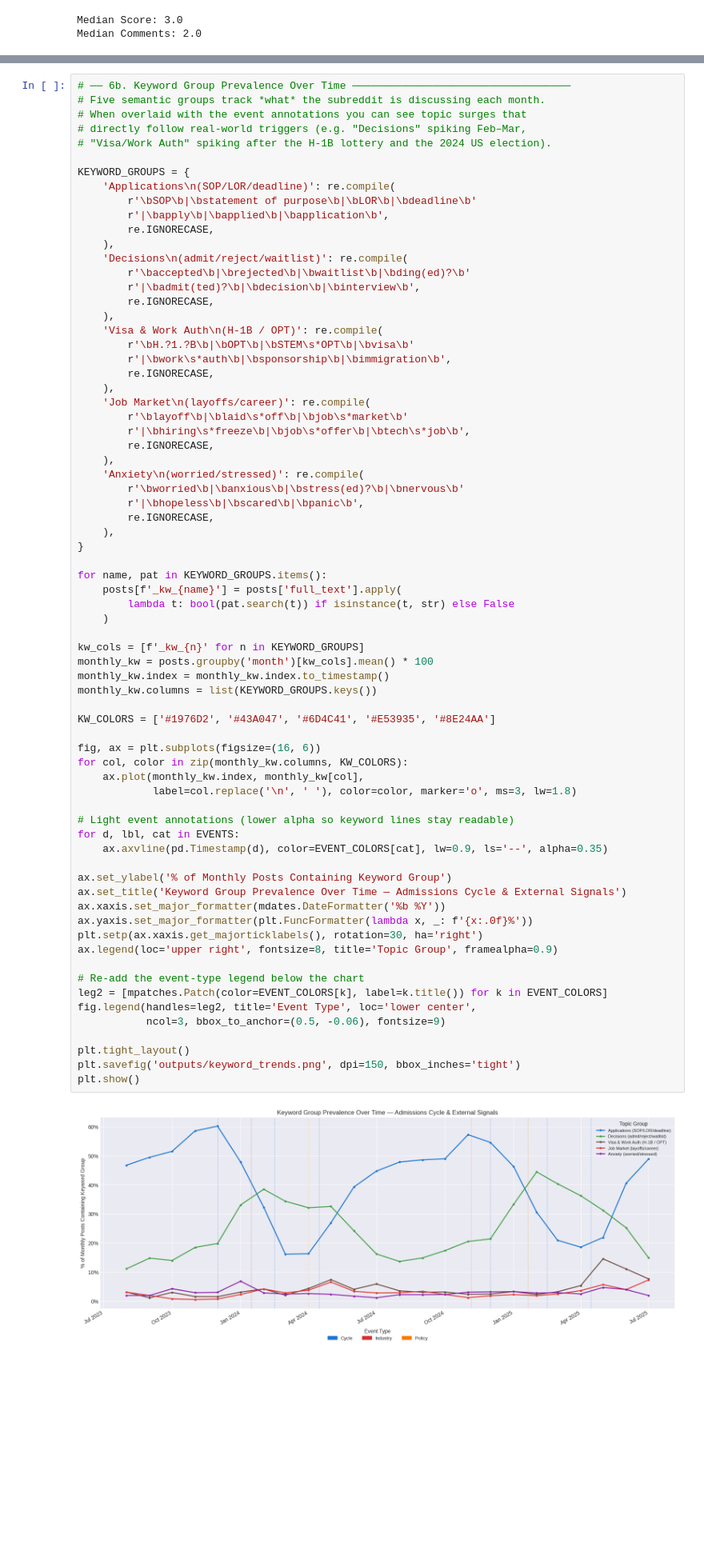
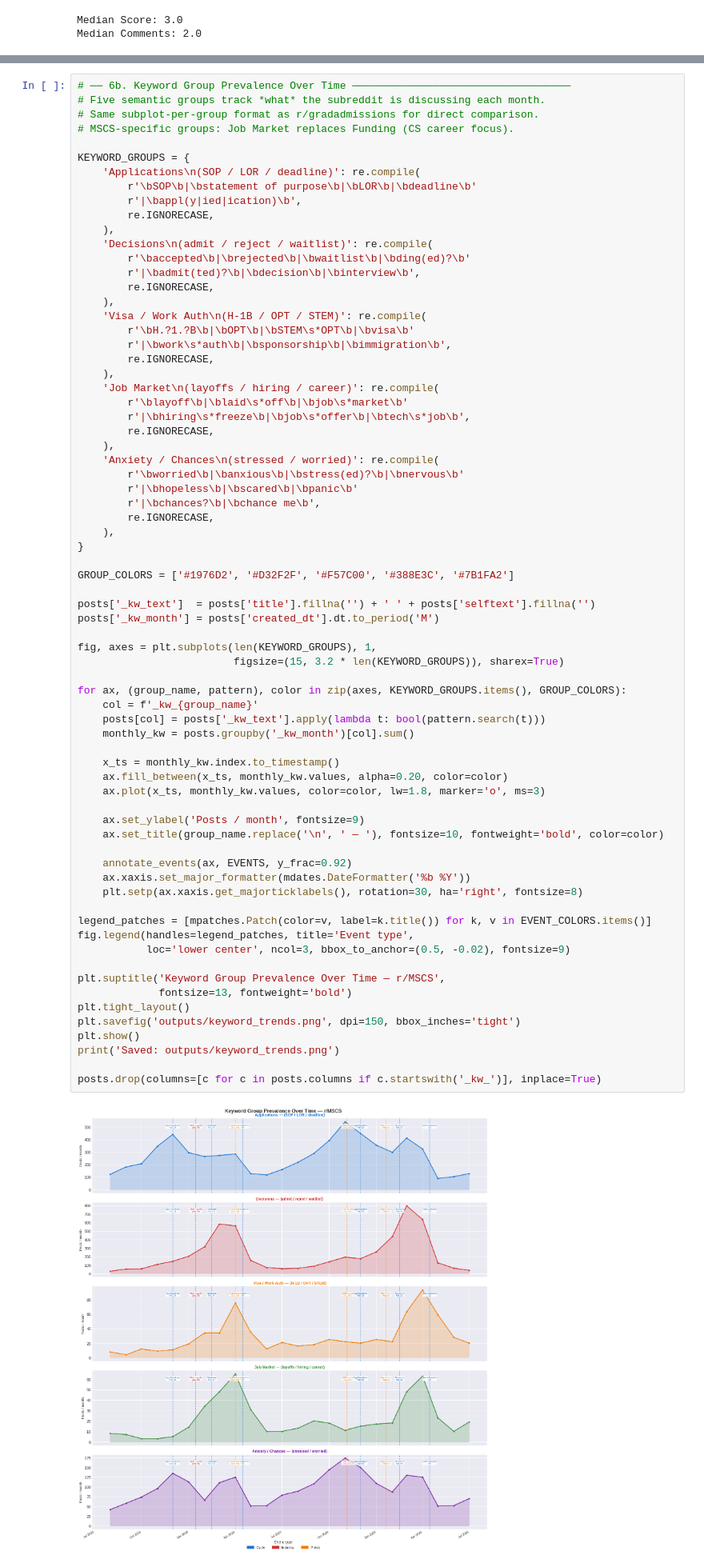
Before and after one commit to bulkpool/CS598, a Jupyter notebook: mscs/analyze_mscs_data.ipynb, the cells around one changed output, grey strips where cells are left out. Shown at 80% size. Cells and saved outputs as stored; diff of their text form; blank space fills up the shorter version.

```diff
--- a/mscs/analyze_mscs_data.ipynb
+++ b/mscs/analyze_mscs_data.ipynb
@@ -366,73 +475,73 @@ When these are overlaid with the event lines, you can see that topic surges are
 # %%
 # ── 6b. Keyword Group Prevalence Over Time ───────────────────────────────────
 # Five semantic groups track *what* the subreddit is discussing each month.
-# When overlaid with the event annotations you can see topic surges that
-# directly follow real-world triggers (e.g. "Decisions" spiking Feb–Mar,
-# "Visa/Work Auth" spiking after the H-1B lottery and the 2024 US election).
+# Same subplot-per-group format as r/gradadmissions for direct comparison.
+# MSCS-specific groups: Job Market replaces Funding (CS career focus).
 
 KEYWORD_GROUPS = {
-    'Applications\n(SOP/LOR/deadline)': re.compile(
+    'Applications\n(SOP / LOR / deadline)': re.compile(
         r'\bSOP\b|\bstatement of purpose\b|\bLOR\b|\bdeadline\b'
-        r'|\bapply\b|\bapplied\b|\bapplication\b',
+        r'|\bappl(y|ied|ication)\b',
         re.IGNORECASE,
     ),
-    'Decisions\n(admit/reject/waitlist)': re.compile(
+    'Decisions\n(admit / reject / waitlist)': re.compile(
         r'\baccepted\b|\brejected\b|\bwaitlist\b|\bding(ed)?\b'
         r'|\badmit(ted)?\b|\bdecision\b|\binterview\b',
         re.IGNORECASE,
     ),
-    'Visa & Work Auth\n(H-1B / OPT)': re.compile(
+    'Visa / Work Auth\n(H-1B / OPT / STEM)': re.compile(
         r'\bH.?1.?B\b|\bOPT\b|\bSTEM\s*OPT\b|\bvisa\b'
         r'|\bwork\s*auth\b|\bsponsorship\b|\bimmigration\b',
         re.IGNORECASE,
     ),
-    'Job Market\n(layoffs/career)': re.compile(
+    'Job Market\n(layoffs / hiring / career)': re.compile(
         r'\blayoff\b|\blaid\s*off\b|\bjob\s*market\b'
         r'|\bhiring\s*freeze\b|\bjob\s*offer\b|\btech\s*job\b',
         re.IGNORECASE,
     ),
-    'Anxiety\n(worried/stressed)': re.compile(
+    'Anxiety / Chances\n(stressed / worried)': re.compile(
         r'\bworried\b|\banxious\b|\bstress(ed)?\b|\bnervous\b'
-        r'|\bhopeless\b|\bscared\b|\bpanic\b',
+        r'|\bhopeless\b|\bscared\b|\bpanic\b'
+        r'|\bchances?\b|\bchance me\b',
         re.IGNORECASE,
     ),
 }
 
-for name, pat in KEYWORD_GROUPS.items():
-    posts[f'_kw_{name}'] = posts['full_text'].apply(
-        lambda t: bool(pat.search(t)) if isinstance(t, str) else False
-    )
+GROUP_COLORS = ['#1976D2', '#D32F2F', '#F57C00', '#388E3C', '#7B1FA2']
 
-kw_cols = [f'_kw_{n}' for n in KEYWORD_GROUPS]
-monthly_kw = posts.groupby('month')[kw_cols].mean() * 100
-monthly_kw.index = monthly_kw.index.to_timestamp()
-monthly_kw.columns = list(KEYWORD_GROUPS.keys())
+posts['_kw_text']  = posts['title'].fillna('') + ' ' + posts['selftext'].fillna('')
+posts['_kw_month'] = posts['created_dt'].dt.to_period('M')
 
-KW_COLORS = ['#1976D2', '#43A047', '#6D4C41', '#E53935', '#8E24AA']
+fig, axes = plt.subplots(len(KEYWORD_GROUPS), 1,
+                         figsize=(15, 3.2 * len(KEYWORD_GROUPS)), sharex=True)
 
-fig, ax = plt.subplots(figsize=(16, 6))
-for col, color in zip(monthly_kw.columns, KW_COLORS):
-    ax.plot(monthly_kw.index, monthly_kw[col],
-            label=col.replace('\n', ' '), color=color, marker='o', ms=3, lw=1.8)
+for ax, (group_name, pattern), color in zip(axes, KEYWORD_GROUPS.items(), GROUP_COLORS):
+    col = f'_kw_{group_name}'
+    posts[col] = posts['_kw_text'].apply(lambda t: bool(pattern.search(t)))
+    monthly_kw = posts.groupby('_kw_month')[col].sum()
 
-# Light event annotations (lower alpha so keyword lines stay readable)
-for d, lbl, cat in EVENTS:
-    ax.axvline(pd.Timestamp(d), color=EVENT_COLORS[cat], lw=0.9, ls='--', alpha=0.35)
+    x_ts = monthly_kw.index.to_timestamp()
+    ax.fill_between(x_ts, monthly_kw.values, alpha=0.20, color=color)
+    ax.plot(x_ts, monthly_kw.values, color=color, lw=1.8, marker='o', ms=3)
 
-ax.set_ylabel('% of Monthly Posts Containing Keyword Group')
-ax.set_title('Keyword Group Prevalence Over Time — Admissions Cycle & External Signals')
-ax.xaxis.set_major_formatter(mdates.DateFormatter('%b %Y'))
-ax.yaxis.set_major_formatter(plt.FuncFormatter(lambda x, _: f'{x:.0f}%'))
-plt.setp(ax.xaxis.get_majorticklabels(), rotation=30, ha='right')
-ax.legend(loc='upper right', fontsize=8, title='Topic Group', framealpha=0.9)
+    ax.set_ylabel('Posts / month', fontsize=9)
+    ax.set_title(group_name.replace('\n', ' — '), fontsize=10, fontweight='bold', color=color)
 
-# Re-add the event-type legend below the chart
-leg2 = [mpatches.Patch(color=EVENT_COLORS[k], label=k.title()) for k in EVENT_COLORS]
-fig.legend(handles=leg2, title='Event Type', loc='lower center',
-           ncol=3, bbox_to_anchor=(0.5, -0.06), fontsize=9)
+    annotate_events(ax, EVENTS, y_frac=0.92)
+    ax.xaxis.set_major_formatter(mdates.DateFormatter('%b %Y'))
+    plt.setp(ax.xaxis.get_majorticklabels(), rotation=30, ha='right', fontsize=8)
 
+legend_patches = [mpatches.Patch(color=v, label=k.title()) for k, v in EVENT_COLORS.items()]
+fig.legend(handles=legend_patches, title='Event type',
+           loc='lower center', ncol=3, bbox_to_anchor=(0.5, -0.02), fontsize=9)
+
+plt.suptitle('Keyword Group Prevalence Over Time — r/MSCS',
+             fontsize=13, fontweight='bold')
 plt.tight_layout()
 plt.savefig('outputs/keyword_trends.png', dpi=150, bbox_inches='tight')
 plt.show()
+print('Saved: outputs/keyword_trends.png')
+
+posts.drop(columns=[c for c in posts.columns if c.startswith('_kw_')], inplace=True)
 # %% [output]
-[figure, old version]
+[figure, new version]
```
Also changed, not shown: parts of 4 cells of this notebook, 1 other file.
